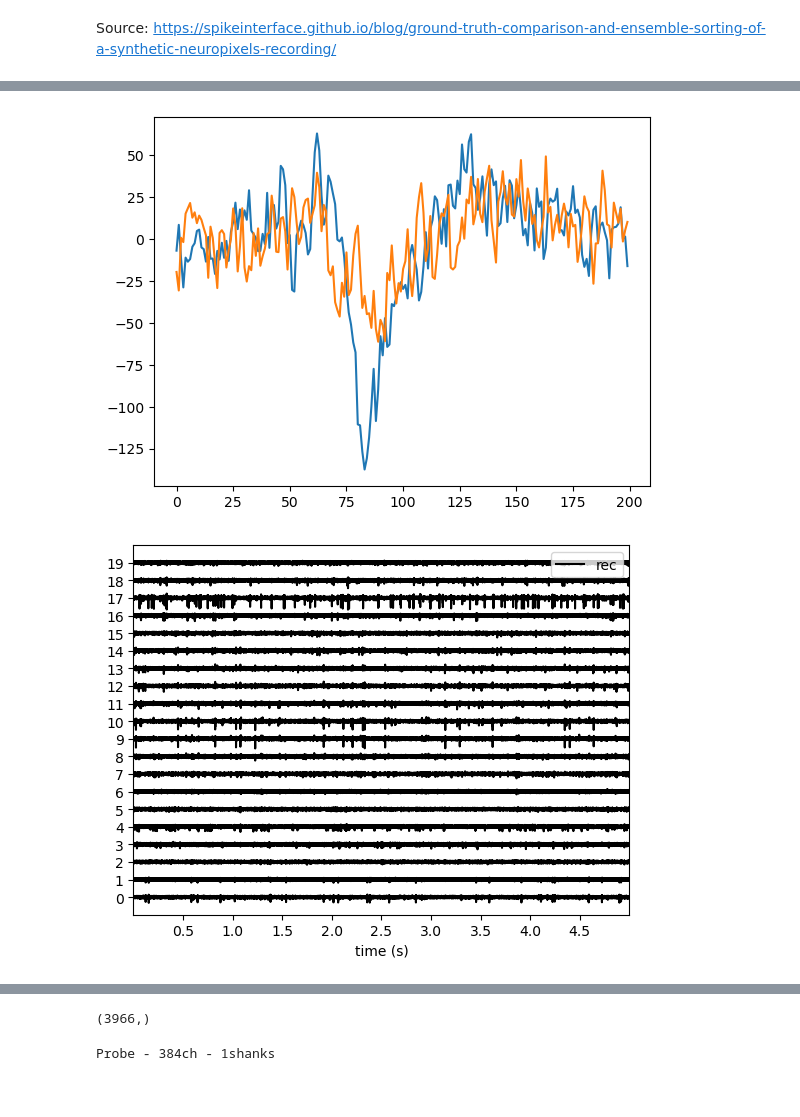
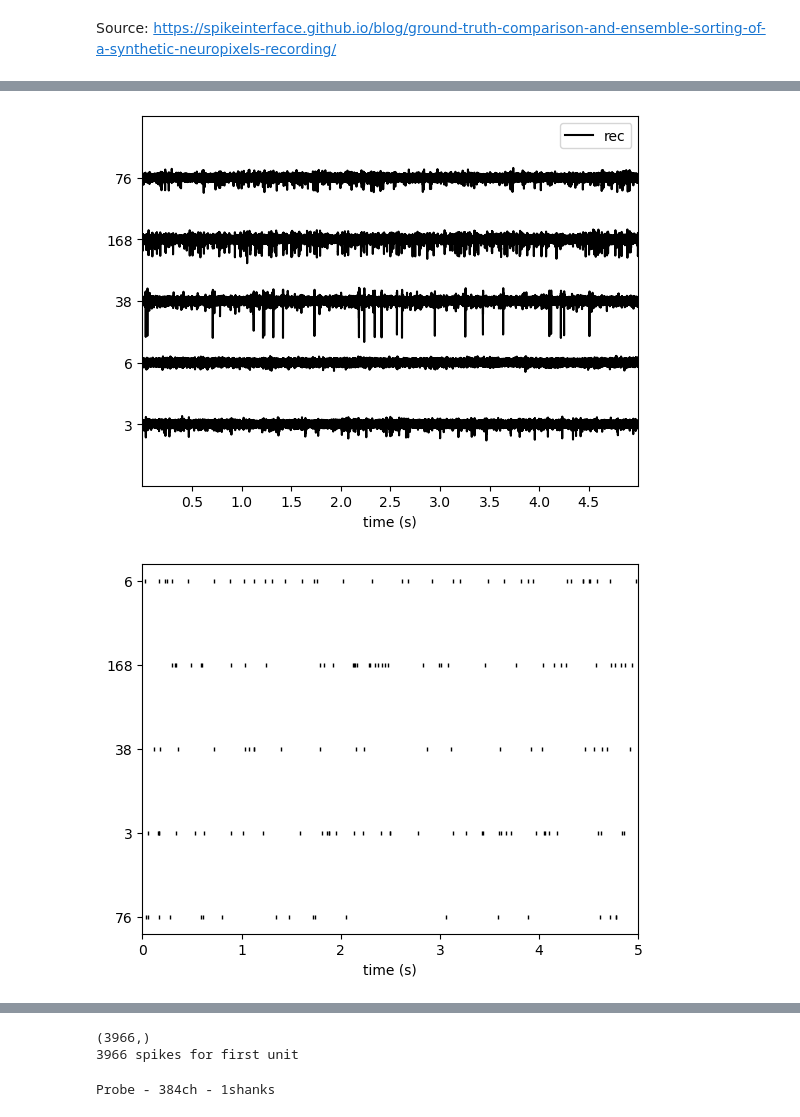
Before and after one commit to ikharitonov/sorting-pipeline, a Jupyter notebook: mearec_simulated_data.ipynb, the cells around one changed output, grey strips where cells are left out. Drawn from its saved outputs; the diff is of its cells as text; code cells hidden in the pictures.

```diff
--- a/mearec_simulated_data.ipynb
+++ b/mearec_simulated_data.ipynb
@@ -29,8 +31,8 @@ def clear_axes(ax):
 # %%
-study_path = Path.home()/'Desktop'/'gt_study'
+study_path = Path.home()/'Desktop'/'disk2'/'gt_study'
 study_folder = study_path / 'study_mearec_250cells_Neuropixels-384chans_duration600s_noise10uV_2020-02-28/'
 
-data_path = Path.home()/'Desktop'/'data2'/'dandi_download'/'000034'/'sub-MEAREC-250neuron-Neuropixels'
+data_path = Path.home()/'Desktop'/'disk2'/'data2'/'dandi_mearec_simulated'/'000034'/'sub-MEAREC-250neuron-Neuropixels'
 data_filename = data_path / 'sub-MEAREC-250neuron-Neuropixels_ecephys.nwb'
 # %%
 recording, ground_truth_sorting = se.read_nwb(data_filename, load_sorting=True)
@@ -48,9 +59,11 @@ data_channel_101 = recording.get_traces(segment_index = 0, start_frame=150, end_
 # %%
-plt.plot(data_channel_100)
-plt.plot(data_channel_101)
+# channels_to_show = [x for x in range(20)]
+channels_to_show = [76,3,38,168,6]
 
-w_ts = sw.plot_timeseries(recording, time_range=(0, 5), channel_ids=[x for x in range(20)],order_channel_by_depth=True,show_channel_ids=True)
-w_rs = sw.plot_rasters(ground_truth_sorting, time_range=(0, 5), unit_ids=[x for x in range(20)])
+w_ts = sw.plot_timeseries(recording, time_range=(0, 5), channel_ids=channels_to_show, order_channel_by_depth=True, show_channel_ids=True)
+w_rs = sw.plot_rasters(ground_truth_sorting, time_range=(0, 5), unit_ids=channels_to_show)
+
+# units != channels
 # %% [output]
-[figure, old version]
+[figure, new version]
-[figure, old version]
+[figure, new version]
@@ -98,9 +110,11 @@ Unit ids = [  0   1   2   3   4   5   6   7   8   9  10  11  12  13  14  15  16
  234 235 236 237 238 239 240 241 242 243 244 245 246 247 248 249]
 Spike train of first unit = [     945     8296     8573 ... 19179353 19193301 19196947]
 # %%
-ground_truth_sorting.get_unit_spike_train(unit_id=unit_ids[0]).shape
+print(ground_truth_sorting.get_unit_spike_train(unit_id=unit_ids[0]).shape)
+print('3966 spikes for first unit')
 # %% [output]
 (3966,)
+3966 spikes for first unit
 # %%
 probe = recording.get_probe()
 print(probe)
```
Also changed, not shown: parts of 12 cells of this notebook.
